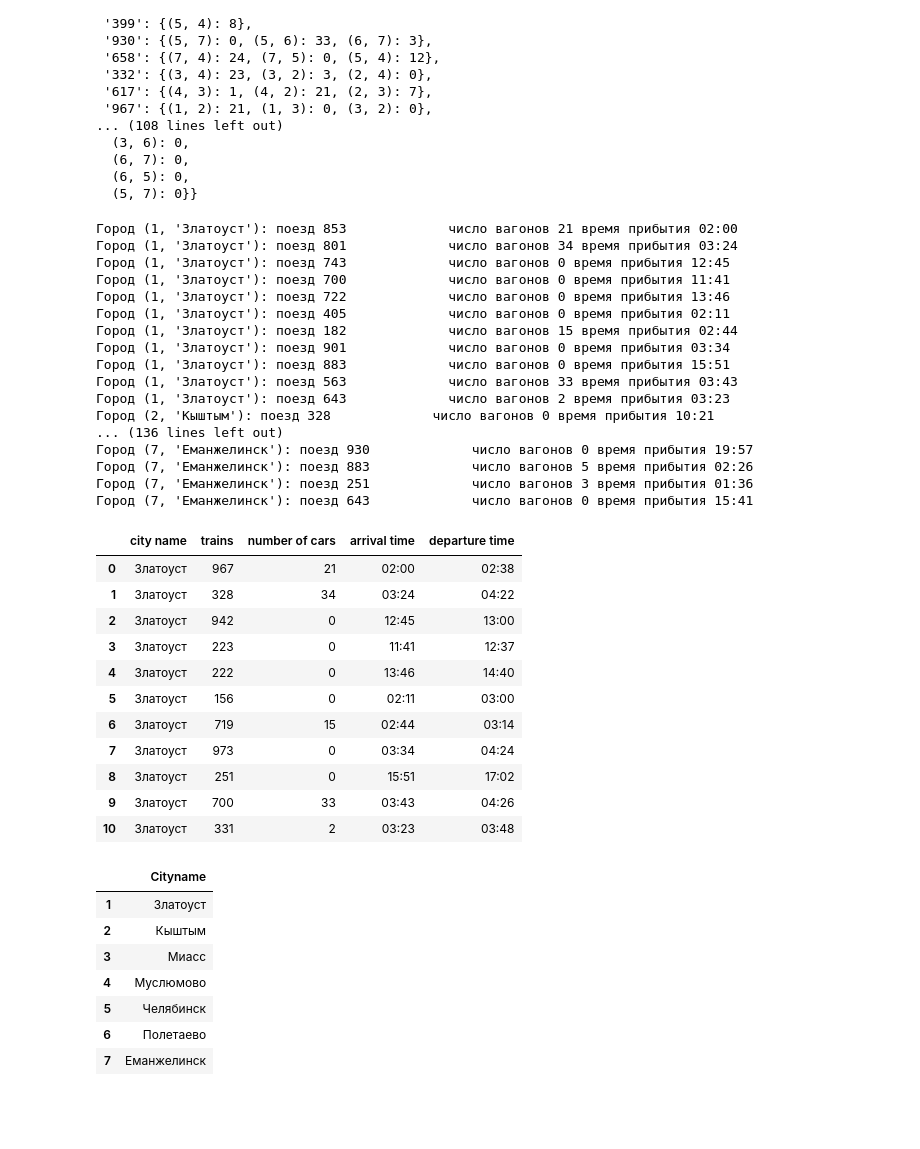
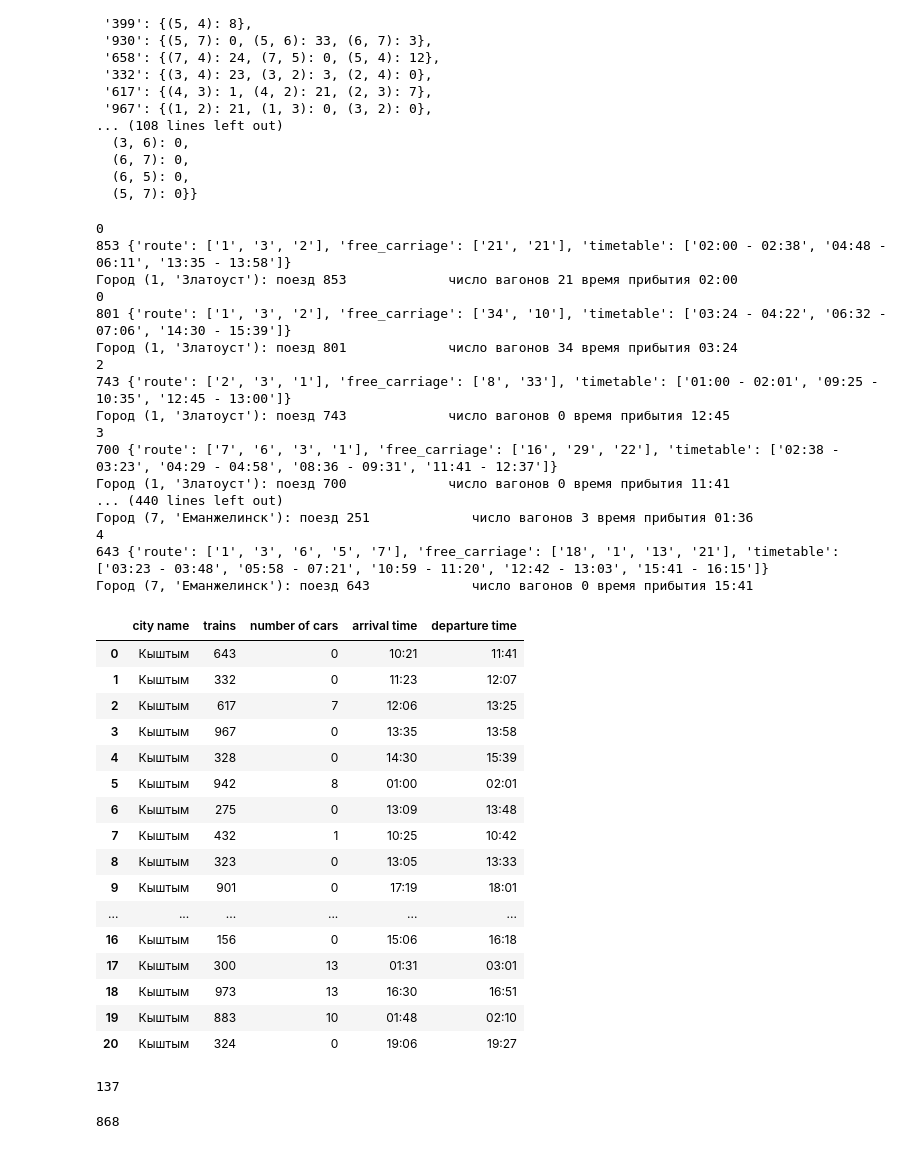
Before and after one commit to Snopoff/RZD-Car-Flow, a Jupyter notebook: Iterational Solution.ipynb, the cells around one changed output. Drawn from its saved outputs; the diff is of its cells as text; code cells hidden in the pictures; blank space fills up the shorter version.

```diff
--- a/Iterational Solution.ipynb
+++ b/Iterational Solution.ipynb
@@ -152,7 +161,12 @@ for i, city in enumerate(cities):
             num_of_cars = sum([Cars[j][key] for key in appropriate_cars])
             train = trains_encoding[trains_codes[j]]
             city_ind = route.index(city)
-            time = full_timetable[train]["timetable"][city_ind]
+            print(city_ind)
+            print(train, full_timetable[train])
+            try:
+                time = full_timetable[train]["timetable"][city_ind]
+            except IndexError:
+                time = 'Error'
             arrival_time = time[:5]
             departure_time = time[-5:]
             cities_info[i]["trains"].append(trains_encoding[j])
@@ -162,50 +176,50 @@ for i, city in enumerate(cities):
             print(f"Город {city, cities_names[i]}: поезд {train} \
             число вагонов {num_of_cars} время прибытия {arrival_time}")
 # %% [output]
+0
+853 {'route': ['1', '3', '2'], 'free_carriage': ['21', '21'], 'timetable': ['02:00 - 02:38', '04:48 - 06:11', '13:35 - 13:58']}
 Город (1, 'Златоуст'): поезд 853             число вагонов 21 время прибытия 02:00
+0
+801 {'route': ['1', '3', '2'], 'free_carriage': ['34', '10'], 'timetable': ['03:24 - 04:22', '06:32 - 07:06', '14:30 - 15:39']}
 Город (1, 'Златоуст'): поезд 801             число вагонов 34 время прибытия 03:24
+2
+743 {'route': ['2', '3', '1'], 'free_carriage': ['8', '33'], 'timetable': ['01:00 - 02:01', '09:25 - 10:35', '12:45 - 13:00']}
 Город (1, 'Златоуст'): поезд 743             число вагонов 0 время прибытия 12:45
+3
+700 {'route': ['7', '6', '3', '1'], 'free_carriage': ['16', '29', '22'], 'timetable': ['02:38 - 03:23', '04:29 - 04:58', '08:36 - 09:31', '11:41 - 12:37']}
 Город (1, 'Златоуст'): поезд 700             число вагонов 0 время прибытия 11:41
-Город (1, 'Златоуст'): поезд 722             число вагонов 0 время прибытия 13:46
-Город (1, 'Златоуст'): поезд 405             число вагонов 0 время прибытия 02:11
-Город (1, 'Златоуст'): поезд 182             число вагонов 15 время прибытия 02:44
-Город (1, 'Златоуст'): поезд 901             число вагонов 0 время прибытия 03:34
-Город (1, 'Златоуст'): поезд 883             число вагонов 0 время прибытия 15:51
-Город (1, 'Златоуст'): поезд 563             число вагонов 33 время прибытия 03:43
-Город (1, 'Златоуст'): поезд 643             число вагонов 2 время прибытия 03:23
-Город (2, 'Кыштым'): поезд 328             число вагонов 0 время прибытия 10:21
-... (136 lines left out)
-Город (7, 'Еманжелинск'): поезд 930             число вагонов 0 время прибытия 19:57
-Город (7, 'Еманжелинск'): поезд 883             число вагонов 5 время прибытия 02:26
+... (440 lines left out)
 Город (7, 'Еманжелинск'): поезд 251             число вагонов 3 время прибытия 01:36
+4
+643 {'route': ['1', '3', '6', '5', '7'], 'free_carriage': ['18', '1', '13', '21'], 'timetable': ['03:23 - 03:48', '05:58 - 07:21', '10:59 - 11:20', '12:42 - 13:03', '15:41 - 16:15']}
 Город (7, 'Еманжелинск'): поезд 643             число вагонов 0 время прибытия 15:41
 # %%
-test = pd.DataFrame(cities_info[0])
-test.name = cities_names[0]
+test = pd.DataFrame(cities_info[1])
+test.name = cities_names[2]
 test
 # %% [output]
 |  | city name | trains | number of cars | arrival time | departure time |
-| 0 | Златоуст | 967 | 21 | 02:00 | 02:38 |
-| 1 | Златоуст | 328 | 34 | 03:24 | 04:22 |
-| 2 | Златоуст | 942 | 0 | 12:45 | 13:00 |
-| 3 | Златоуст | 223 | 0 | 11:41 | 12:37 |
-| 4 | Златоуст | 222 | 0 | 13:46 | 14:40 |
-| 5 | Златоуст | 156 | 0 | 02:11 | 03:00 |
-| 6 | Златоуст | 719 | 15 | 02:44 | 03:14 |
-| 7 | Златоуст | 973 | 0 | 03:34 | 04:24 |
-| 8 | Златоуст | 251 | 0 | 15:51 | 17:02 |
-| 9 | Златоуст | 700 | 33 | 03:43 | 04:26 |
-| 10 | Златоуст | 331 | 2 | 03:23 | 03:48 |
+| 0 | Кыштым | 643 | 0 | 10:21 | 11:41 |
+| 1 | Кыштым | 332 | 0 | 11:23 | 12:07 |
+| 2 | Кыштым | 617 | 7 | 12:06 | 13:25 |
+| 3 | Кыштым | 967 | 0 | 13:35 | 13:58 |
+| 4 | Кыштым | 328 | 0 | 14:30 | 15:39 |
+| 5 | Кыштым | 942 | 8 | 01:00 | 02:01 |
+| 6 | Кыштым | 275 | 0 | 13:09 | 13:48 |
+| 7 | Кыштым | 432 | 1 | 10:25 | 10:42 |
+| 8 | Кыштым | 323 | 0 | 13:05 | 13:33 |
+| 9 | Кыштым | 901 | 0 | 17:19 | 18:01 |
+| ... | ... | ... | ... | ... | ... |
+| 16 | Кыштым | 156 | 0 | 15:06 | 16:18 |
+| 17 | Кыштым | 300 | 13 | 01:31 | 03:01 |
+| 18 | Кыштым | 973 | 13 | 16:30 | 16:51 |
+| 19 | Кыштым | 883 | 10 | 01:48 | 02:10 |
+| 20 | Кыштым | 324 | 0 | 19:06 | 19:27 |
 # %%
-frame = pd.DataFrame(index=cities)
-frame['Cityname'] = cities_names
-frame[]
+Needs.sum()
 # %% [output]
-|  | Cityname |
-| 1 | Златоуст |
-| 2 | Кыштым |
-| 3 | Миасс |
-| 4 | Муслюмово |
-| 5 | Челябинск |
-| 6 | Полетаево |
-| 7 | Еманжелинск |
+137
+# %%
+np.array([list(stations.values())], dtype=np.int32)[0].sum()
+# %% [output]
+868
```
Also changed, not shown: parts of 1 cell of this notebook, 1 other file.
